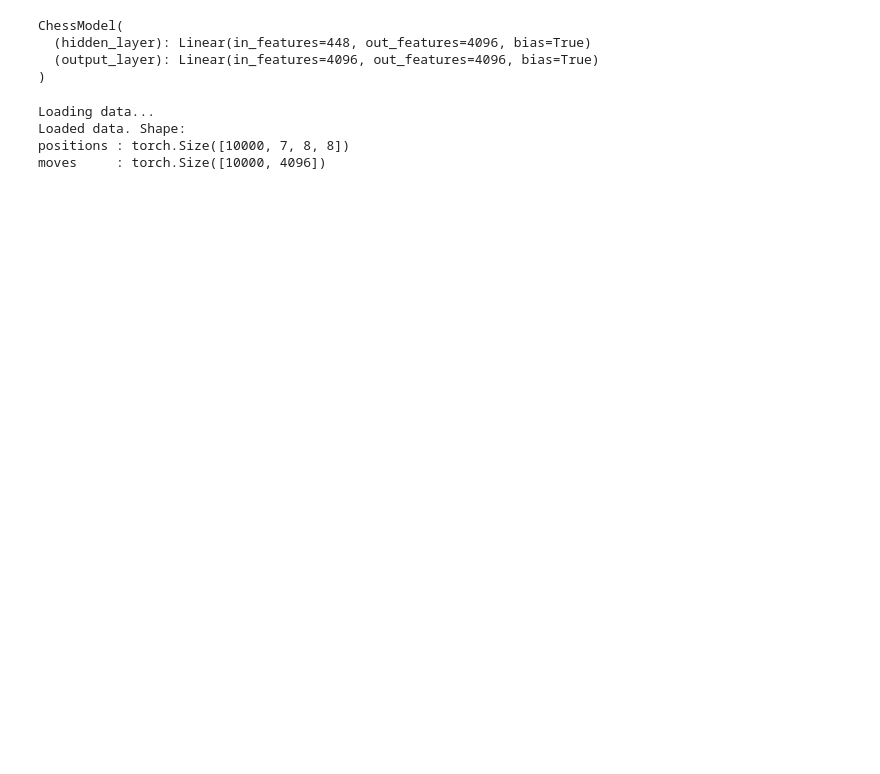
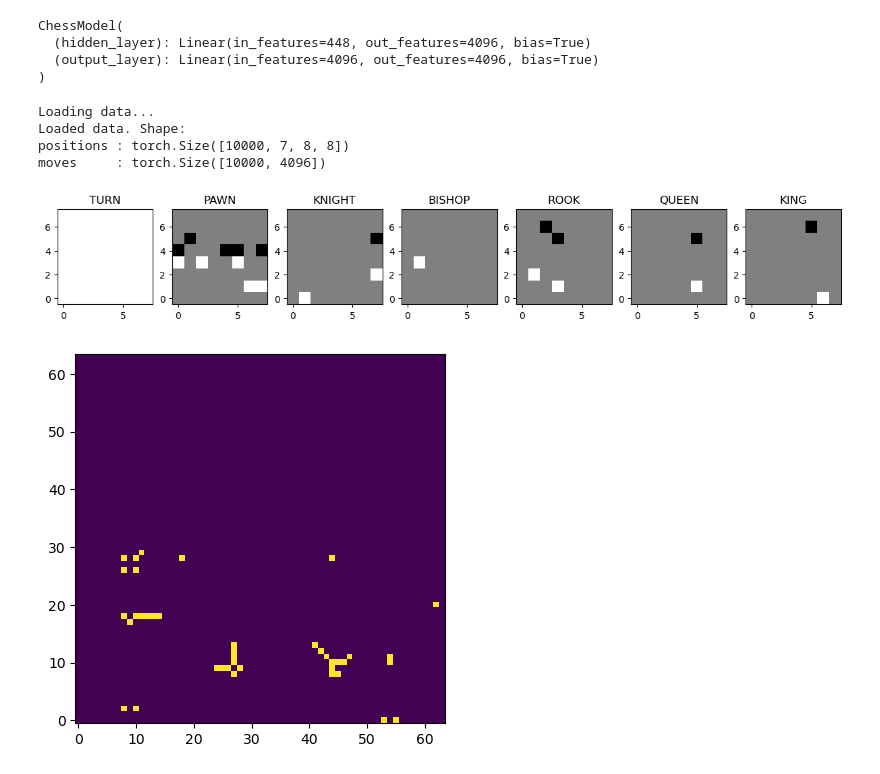
Before and after one commit to krkartikay/chess-sl, a Jupyter notebook: visualizations.ipynb, the cells around one changed output. Cells and saved outputs as stored; diff of their text form; code cells hidden in the pictures; blank space fills up the shorter version.

```diff
--- a/visualizations.ipynb
+++ b/visualizations.ipynb
@@ -24,3 +24,8 @@ moves     : torch.Size([10000, 4096])
 import chess
 import chess.svg
 from chess_utils import action_to_move, move_to_action, board_to_tensor, tensor_to_board
+# %%
+idx = 734
+# %%
+board = positions[idx]
+moves = valid_moves[idx]
@@ -26,0 +34,6 @@ from chess_utils import action_to_move, move_to_action, board_to_tensor, tensor_
+# %%
+plot_pos_tensor(board)
+plot_move_set(moves)
+# %% [output]
+[figure, added]
+[figure, added]
```
Also changed, not shown: parts of 32 cells of this notebook, 3 other files.
